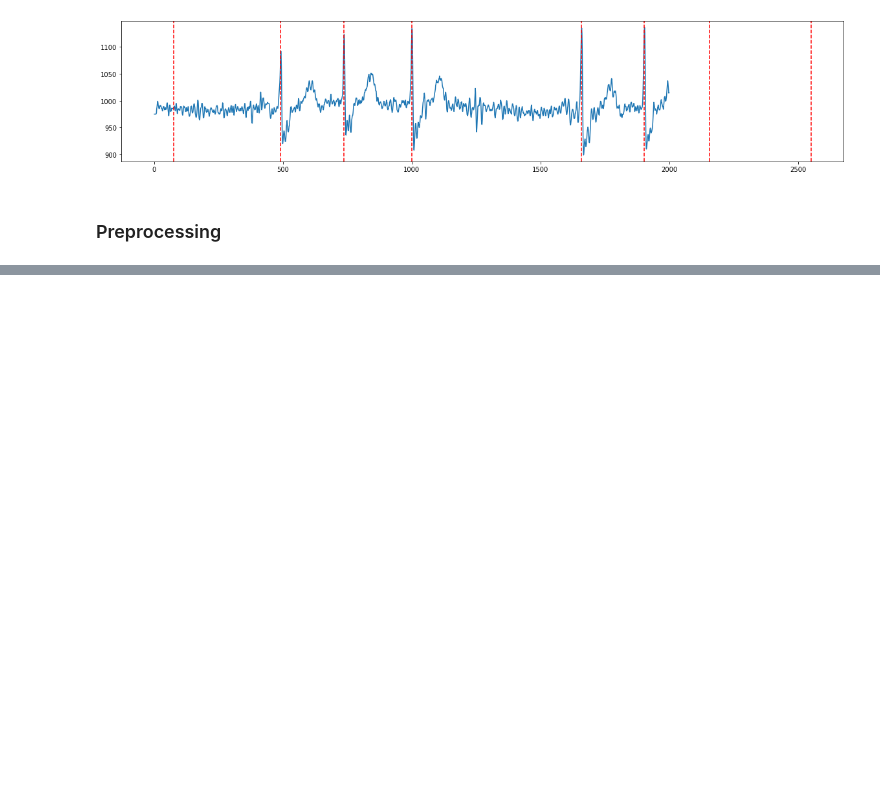
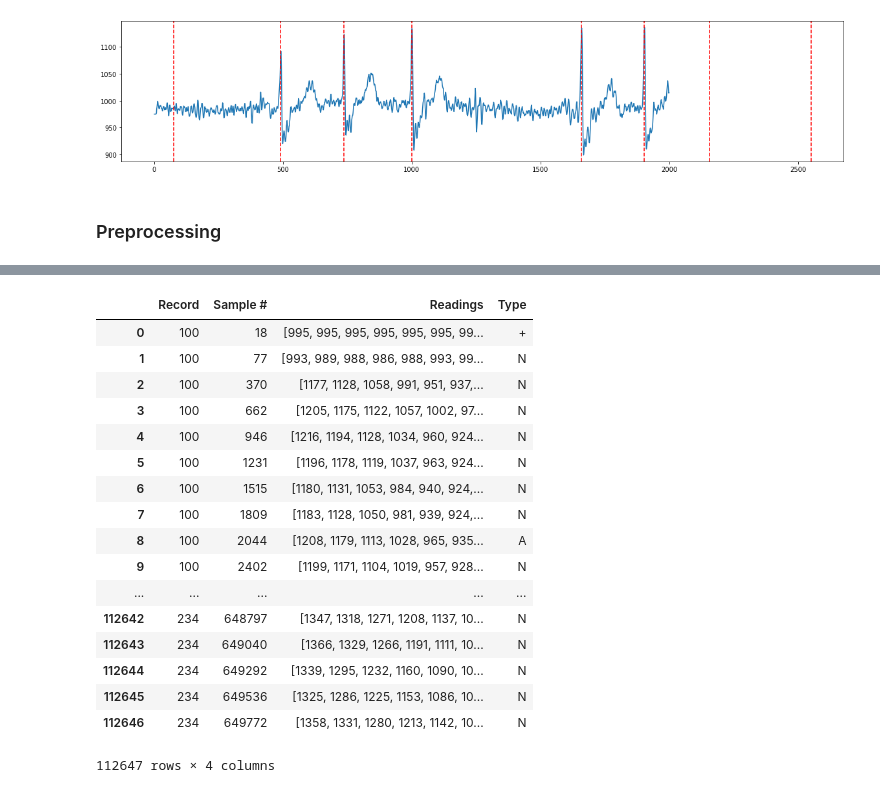
Before and after one commit to tracyteague/app-to-detect-arrhythmias, a Jupyter notebook: mitdb-ecg-classification-project-main.ipynb, the cells around one changed output, grey strips where cells are left out. Drawn from its saved outputs; the diff is of its cells as text; code cells hidden in the pictures; blank space fills up the shorter version.

Commit message:
Create separate and combined dfs per record."

```diff
--- a/mitdb-ecg-classification-project-main.ipynb
+++ b/mitdb-ecg-classification-project-main.ipynb
@@ -205,0 +210,6 @@ plot_heartbeat(csv_df_232, txt_df_232)
+# %%
+files = [100, 101, 102, 103, 104, 105, 106, 107, 108, 109,
+         111, 112, 113, 114, 115, 116, 117, 118, 119, 121,
+         122, 123, 124, 200, 201, 202, 203, 205, 207, 208,
+         209, 210, 212, 213, 214, 215, 217, 219, 220, 221,
+         222, 223, 228, 230, 231, 232, 233, 234]
@@ -205,0 +266,12 @@ plot_heartbeat(csv_df_232, txt_df_232)
+# %%
+# Concantenate dataframes
+model_df = pd.DataFrame()
+
+for f in files:
+    with open(f'record_dfs/{f}_df.pkl', 'rb') as picklefile:
+        df = pickle.load(picklefile)
+    model_df = pd.concat([model_df, df], ignore_index=True)
+    print(f'{f} Complete')
+
+with open('model_df.pkl', 'wb') as picklefile2:
+    pickle.dump(model_df, picklefile2)
@@ -205,0 +296,21 @@ plot_heartbeat(csv_df_232, txt_df_232)
+# %%
+model_df
+# %% [output]
+|  | Record | Sample # | Readings | Type |
+| 0 | 100 | 18 | [995, 995, 995, 995, 995, 995, 99... | + |
+| 1 | 100 | 77 | [993, 989, 988, 986, 988, 993, 99... | N |
+| 2 | 100 | 370 | [1177, 1128, 1058, 991, 951, 937,... | N |
+| 3 | 100 | 662 | [1205, 1175, 1122, 1057, 1002, 97... | N |
+| 4 | 100 | 946 | [1216, 1194, 1128, 1034, 960, 924... | N |
+| 5 | 100 | 1231 | [1196, 1178, 1119, 1037, 963, 924... | N |
+| 6 | 100 | 1515 | [1180, 1131, 1053, 984, 940, 924,... | N |
+| 7 | 100 | 1809 | [1183, 1128, 1050, 981, 939, 924,... | N |
+| 8 | 100 | 2044 | [1208, 1179, 1113, 1028, 965, 935... | A |
+| 9 | 100 | 2402 | [1199, 1171, 1104, 1019, 957, 928... | N |
+| ... | ... | ... | ... | ... |
+| 112642 | 234 | 648797 | [1347, 1318, 1271, 1208, 1137, 10... | N |
+| 112643 | 234 | 649040 | [1366, 1329, 1266, 1191, 1111, 10... | N |
+| 112644 | 234 | 649292 | [1339, 1295, 1232, 1160, 1090, 10... | N |
+| 112645 | 234 | 649536 | [1325, 1286, 1225, 1153, 1086, 10... | N |
+| 112646 | 234 | 649772 | [1358, 1331, 1280, 1213, 1142, 10... | N |
+112647 rows × 4 columns
```
Also changed, not shown: parts of 4 cells of this notebook, 49 other files.
